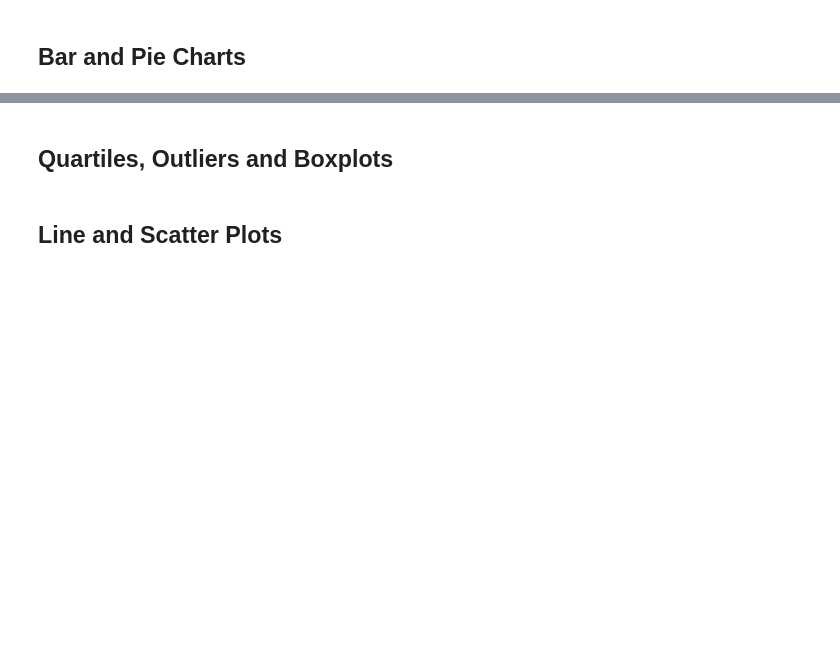
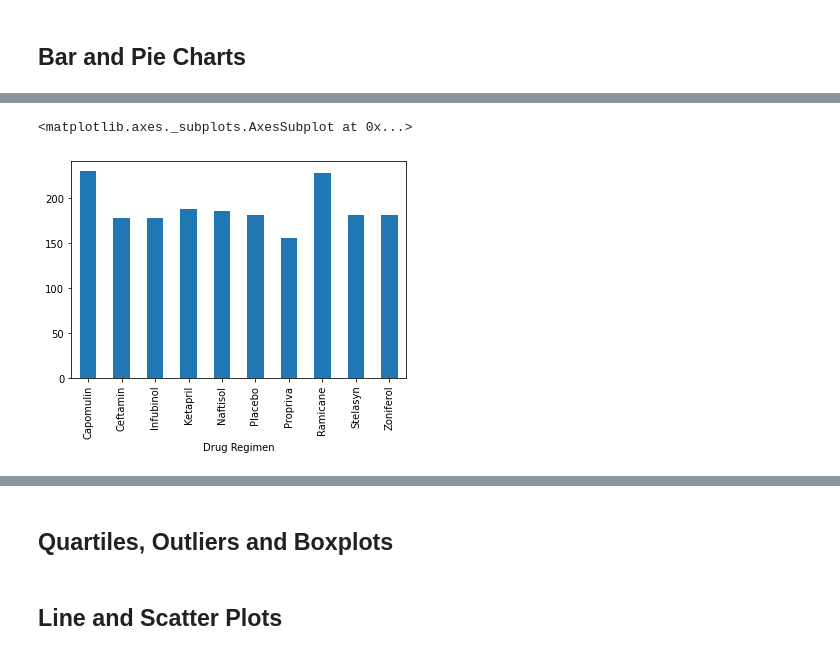
Before and after one commit to xiaoran-w-li/Matplotlib_Homework, a Jupyter notebook: Pymaceuticals/pymaceuticals_xiaoran_li.ipynb, the cells around one changed output, grey strips where cells are left out. Cells and saved outputs as stored; diff of their text form; code cells hidden in the pictures; blank space fills up the shorter version.

Commit message:
finished two bar plots

```diff
--- a/Pymaceuticals/pymaceuticals_xiaoran_li.ipynb
+++ b/Pymaceuticals/pymaceuticals_xiaoran_li.ipynb
@@ -105,3 +106,6 @@ summary_stats.agg(['mean'])
 ## Bar and Pie Charts
 # %%
 # Generate a bar plot showing the total number of measurements taken on each drug regimen using pandas.
+regimen_count = grouped_mouse.count()
+regimen_count = regimen_count['Mouse ID']
+regimen_count
@@ -109,0 +125,6 @@ summary_stats.agg(['mean'])
+# %%
+regimen_count.plot(kind = 'bar', x = 'Drug Regimen')
+plt.
+# %% [output]
+<matplotlib.axes._subplots.AxesSubplot at 0x...>
+[figure, added]
```
Also changed, not shown: parts of 5 cells of this notebook.
